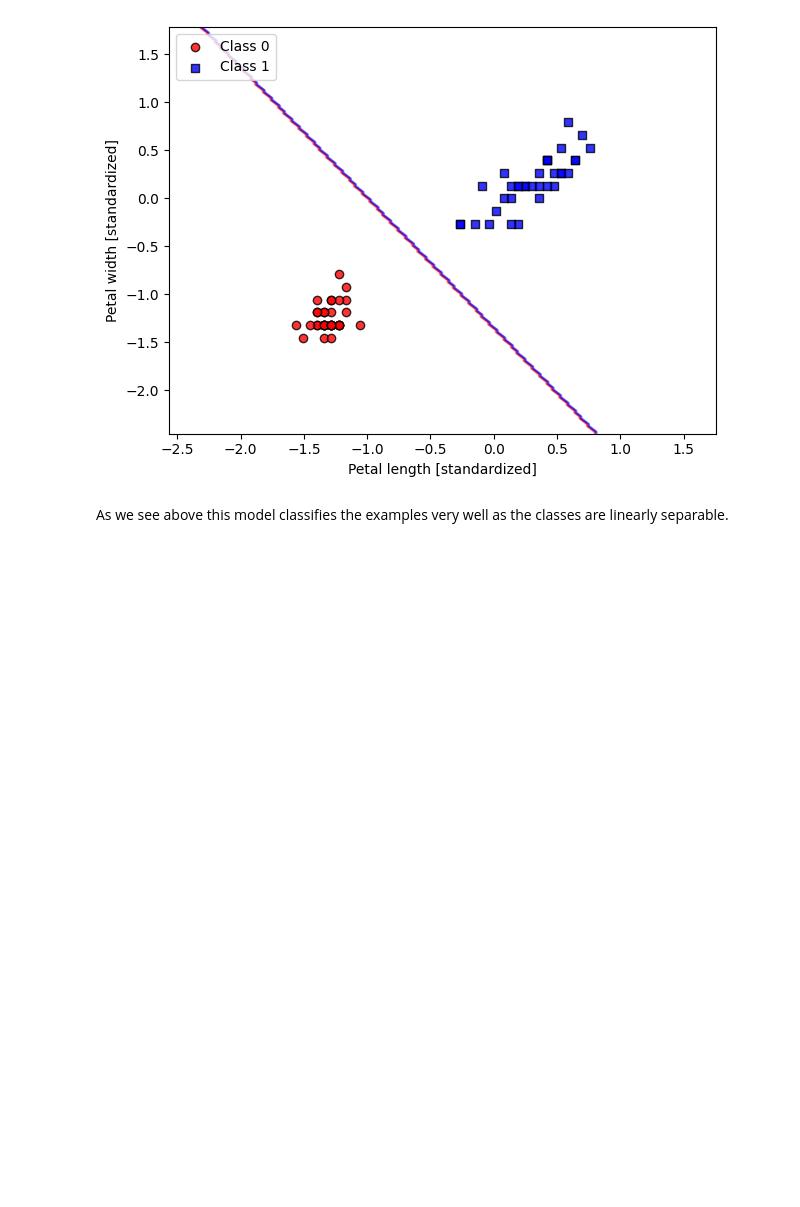
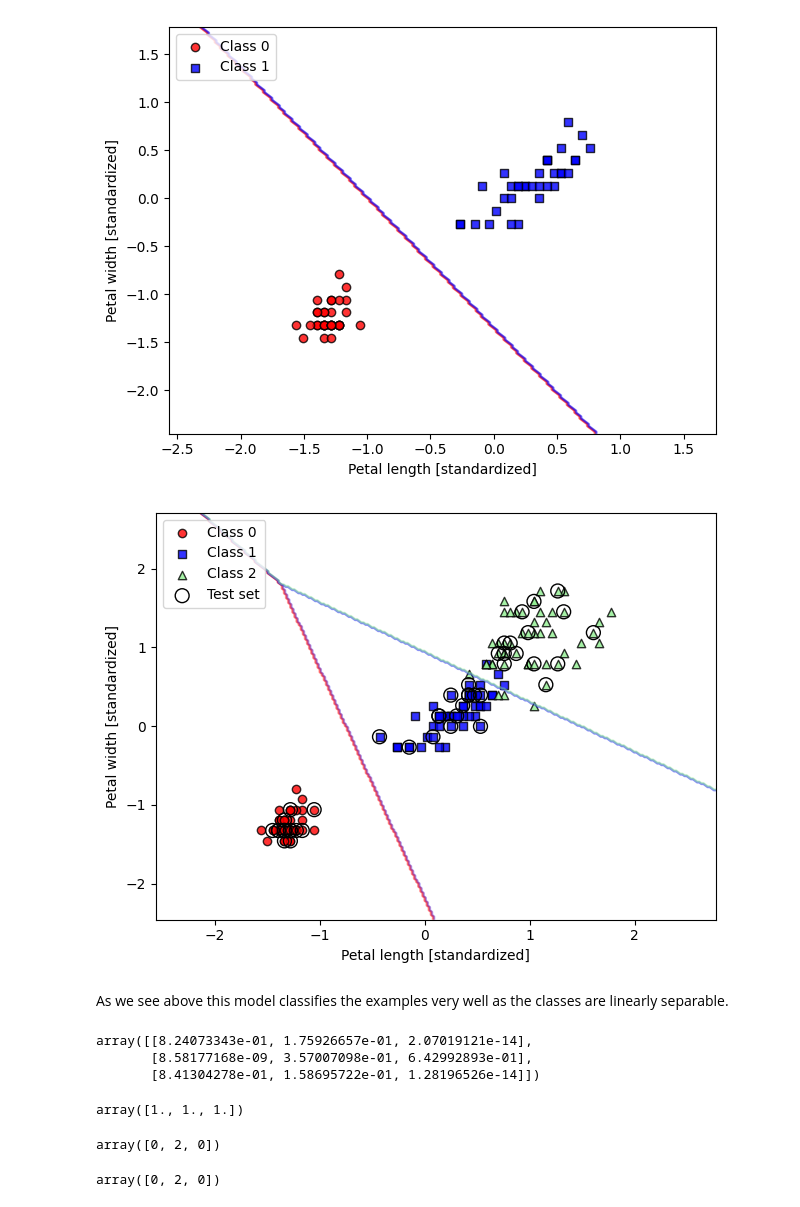
Before and after one commit to DylanLoader/tutorial-hell, a Jupyter notebook: sebastian-raschka/ml-with-pytorch-sklearn/notebooks/ch-3-code.ipynb, the cells around one changed output. Saved outputs shown, nothing was run; the diff lists cells and outputs as text; code cells hidden in the pictures; blank space fills up the shorter version.

```diff
--- a/sebastian-raschka/ml-with-pytorch-sklearn/notebooks/ch-3-code.ipynb
+++ b/sebastian-raschka/ml-with-pytorch-sklearn/notebooks/ch-3-code.ipynb
@@ -243,5 +243,47 @@ plt.tight_layout()
 plt.show()
 # %% [output]
 [figure]
+# %%
+### Training a logistic regression model with scikit-learn
+
+from sklearn.linear_model import LogisticRegression
+lr = LogisticRegression(C=100.00,
+                        solver='lbfgs',
+                        multi_class='ovr')
+lr.fit(X_combined_scaled, y_combined)
+plot_decision_regions(X_combined_scaled,
+                      y_combined,
+                      classifier=lr,
+                      test_idx=range(105, 150))
+plt.xlabel("Petal length [standardized]")
+plt.ylabel("Petal width [standardized]")
+plt.legend(loc='upper left')
+plt.tight_layout()
+plt.show()
+# %% [output]
+[figure, added]
 # %% [markdown]
 As we see above this model classifies the examples very well as the classes are linearly separable.
+# %%
+# The probability that training examples belong to a certain class
+# Row 1: class probs for first flower, Row 2: class probs for second flowers, etc.
+lr.predict_proba(X_test_scaled[:3, :])
+# %% [output]
+array([[8.24073343e-01, 1.75926657e-01, 2.07019121e-14],
+       [8.58177168e-09, 3.57007098e-01, 6.42992893e-01],
+       [8.41304278e-01, 1.58695722e-01, 1.28196526e-14]])
+# %%
+# Check that each column sums to one
+lr.predict_proba(X_test_scaled[:3, :]).sum(axis=1)
+# %% [output]
+array([1., 1., 1.])
+# %%
+# Find the most likely class for each of the three flowers
+lr.predict_proba(X_test_scaled[:3, :]).argmax(axis=1)
+# %% [output]
+array([0, 2, 0])
+# %%
+# We may also get the predicted class directly with the predict method
+lr.predict(X_test_scaled[:3, :])
+# %% [output]
+array([0, 2, 0])
```
Also changed, not shown: parts of 3 cells of this notebook.
